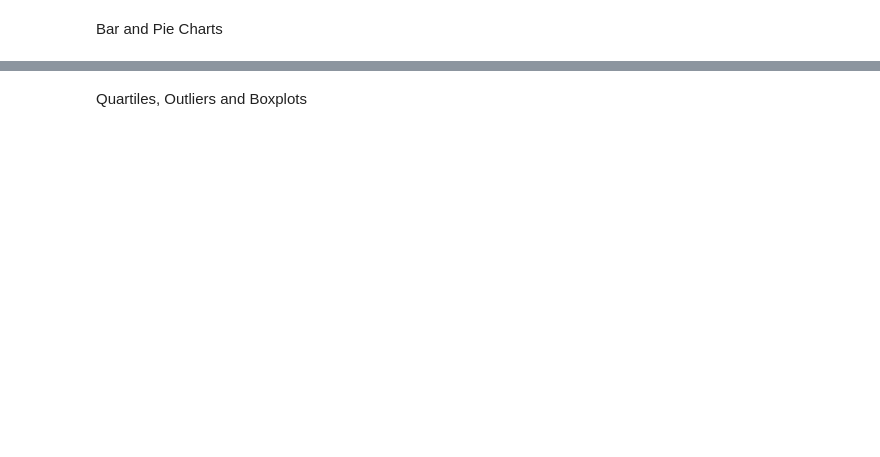
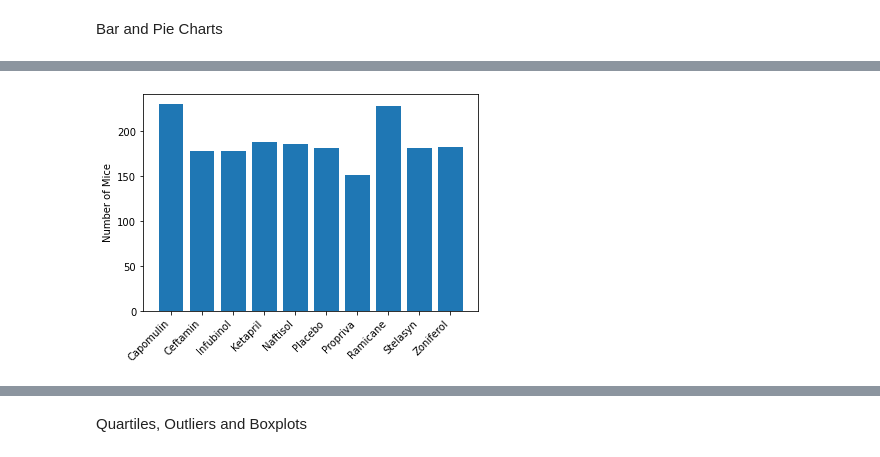
Before and after one commit to MellyB5/MatPlotLib, a Jupyter notebook: test.ipynb, the cells around one changed output, grey strips where cells are left out. Cells and saved outputs as stored; diff of their text form; code cells hidden in the pictures; blank space fills up the shorter version.

```diff
--- a/test.ipynb
+++ b/test.ipynb
@@ -107,4 +157,13 @@ Bar and Pie Charts
 # %%
 # Generate a bar plot showing the total number of mice for each treatment throughout the course of the study using pyplot.
+mouse_no_df = pd.DataFrame(clean_data.groupby("Drug Regimen", as_index=False)["Mouse ID"].count())
+x_axis = np.arange(len(mouse_no_df))
+tick_locations = [value for value in x_axis]
+plt.bar(x_axis, mouse_no_df["Mouse ID"])
+plt.ylabel("Number of Mice")
+plt.xticks(tick_locations, mouse_no_df["Drug Regimen"], rotation=45,horizontalalignment="right")
+plt.show()
+# %% [output]
+[figure, added]
 # %%
 # Generate a pie plot showing the distribution of female versus male mice using pandas
```
Also changed, not shown: parts of 23 cells of this notebook.
